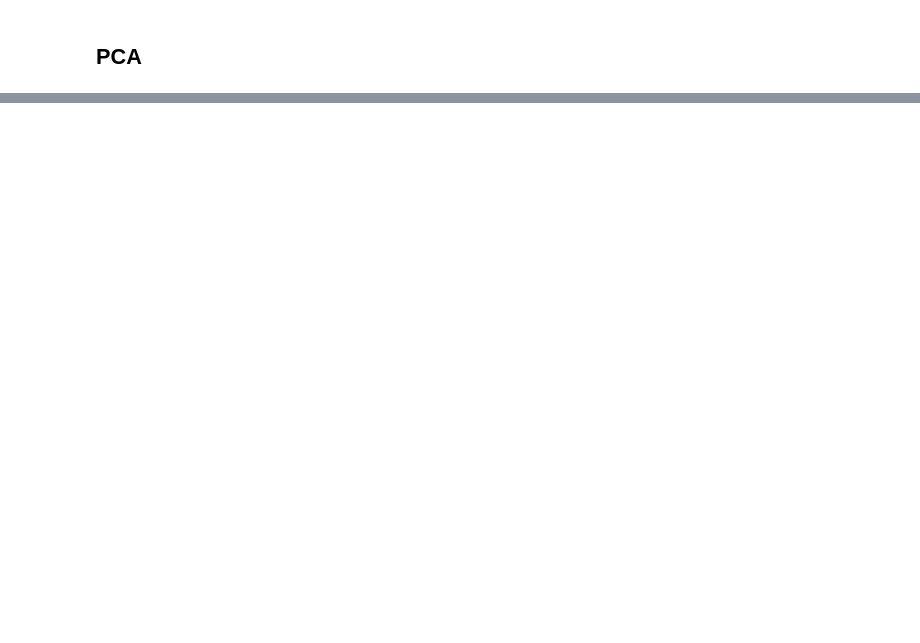
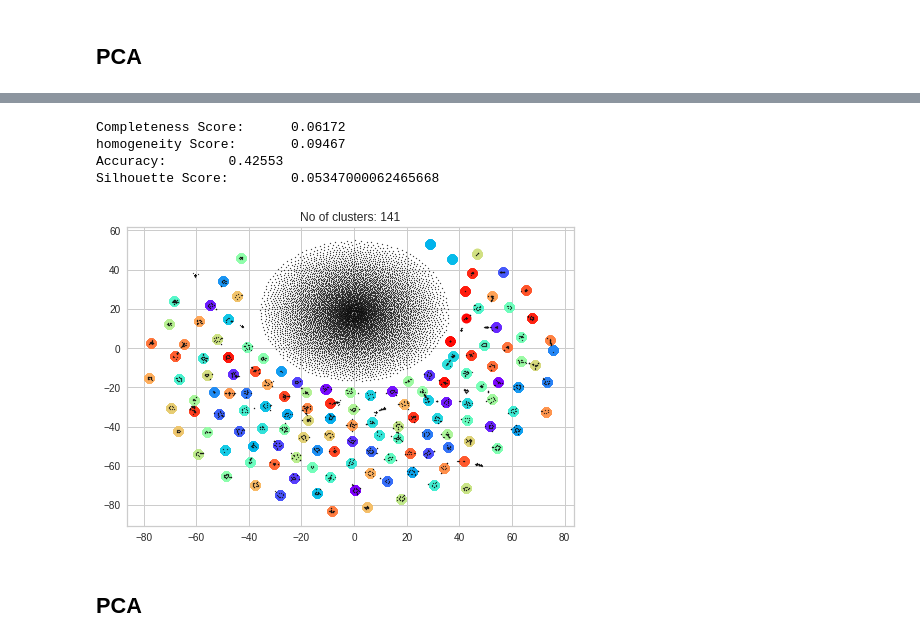
Before and after one commit to TudorAndrei/Practical-Machine-Learning2020, a Jupyter notebook: clustering/Balanced_dataset - TFIDF.ipynb, the cells around one changed output, grey strips where cells are left out. Cells and saved outputs as stored; diff of their text form; code cells hidden in the pictures; blank space fills up the shorter version.

```diff
--- a/clustering/Balanced_dataset - TFIDF.ipynb
+++ b/clustering/Balanced_dataset - TFIDF.ipynb
@@ -197,0 +300,11 @@ plot_clusters(X_tfidf_ngrams, kmeans_ngrams.labels_, y_labels, mode=TSNE)
+# %%
+score_results(X_tfidf_tsne,y_labels, dbscan_new.labels_)
+plot_dbscan(dbscan_tsne, X_tfidf_tsne)
+# %% [output]
+Completeness Score:      0.06172
+homogeneity Score:       0.09467
+Accuracy:        0.42553
+Silhouette Score:        0.05347000062465668
+[figure, added]
+# %% [markdown]
+## PCA
```
Also changed, not shown: parts of 36 cells of this notebook, 15 other files.
